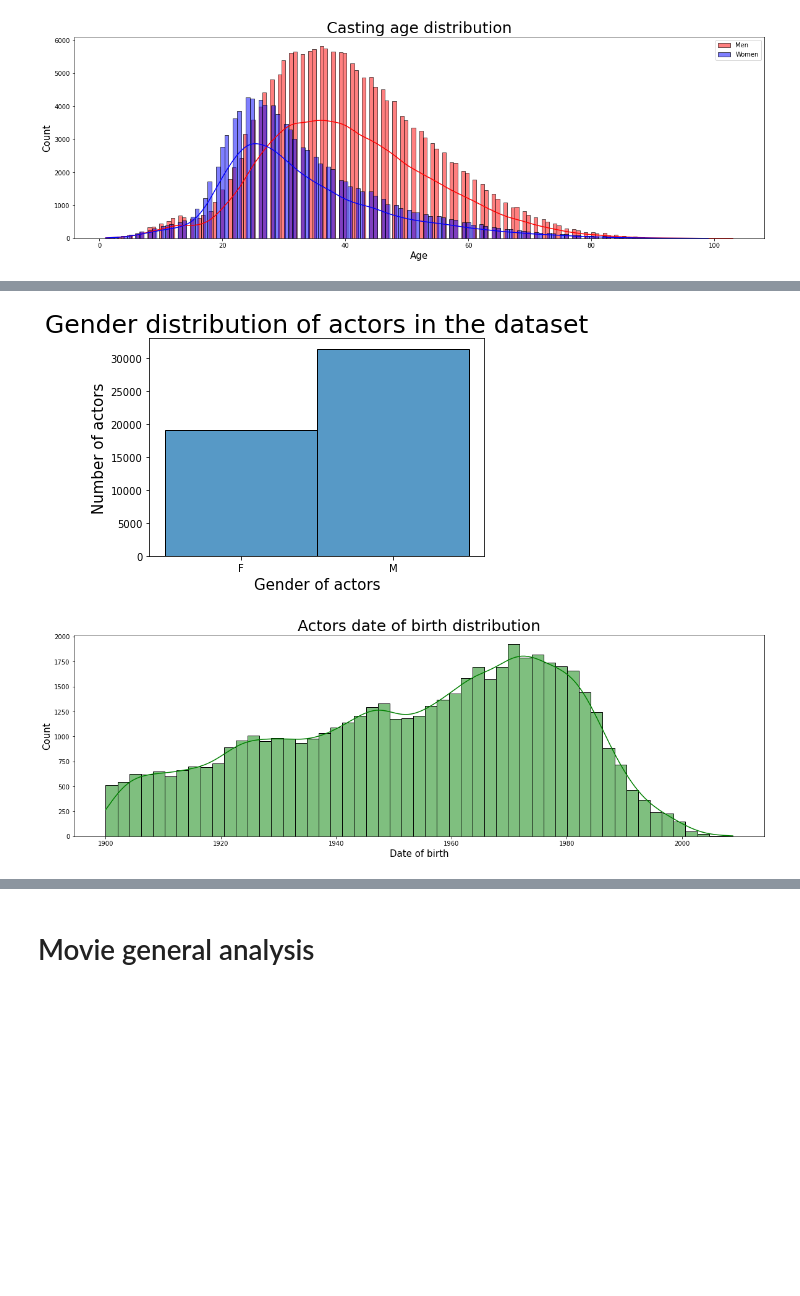
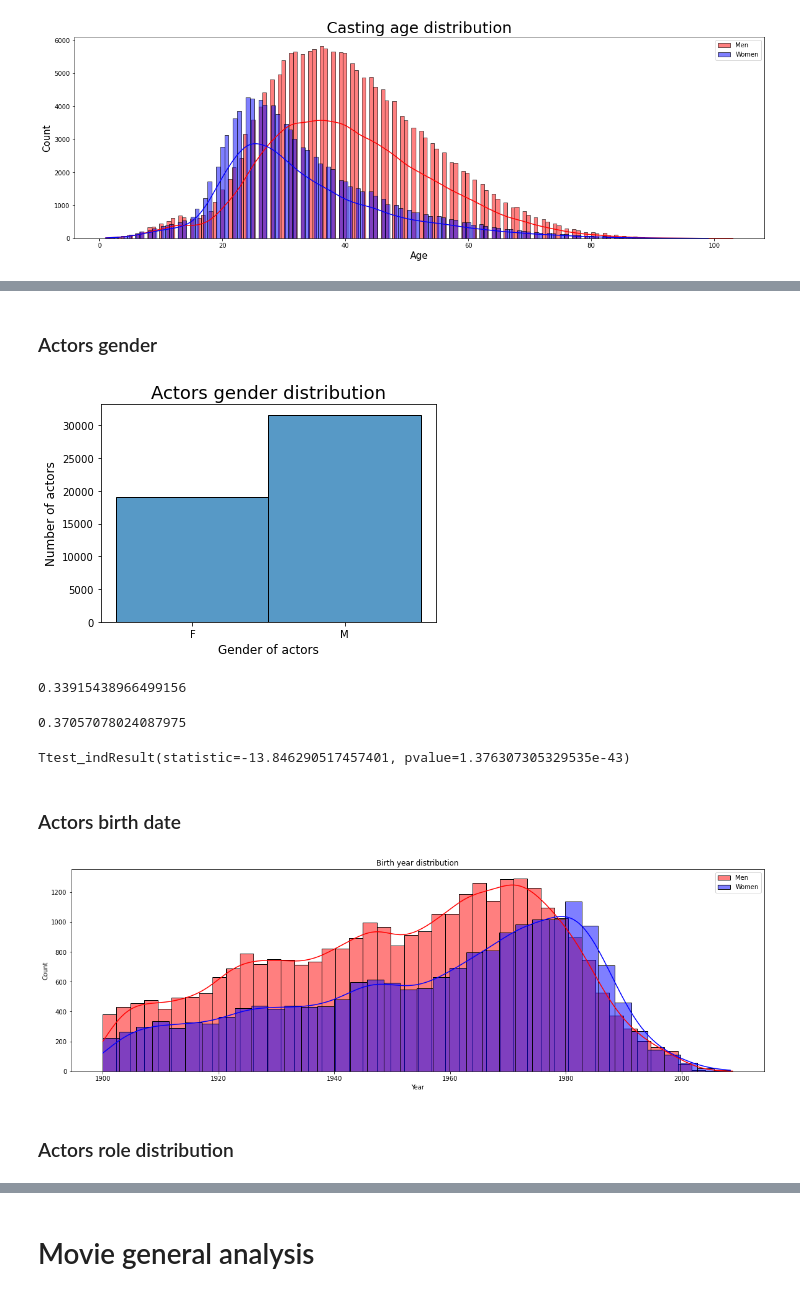
Before and after one commit to epfl-ada/ada-2022-project-dadalife, a Jupyter notebook: ADA_CMU.ipynb, the cells around one changed output, grey strips where cells are left out. Saved outputs shown, nothing was run; the diff lists cells and outputs as text; code cells hidden in the pictures; blank space fills up the shorter version.

```diff
--- a/ADA_CMU.ipynb
+++ b/ADA_CMU.ipynb
@@ -17,16 +24,15 @@ from datetime import datetime
 ### Characters data
 # %%
 a_cols = ['wikipedia_m_ID', 'freebase_m_ID', 'm_release_date','character_name', 'actor_dob', 'actor_gender', 'actor_height', 'actor_ethnicity', 'actor_name', 'actor_age', 'freebase_character_map', 'freebase_character_id', 'freebase_actor_id']
-df_actors=pd.read_csv('character.metadata.tsv', sep='\t', names=a_cols, parse_dates=['m_release_date'])
-df_actors['m_release_date']=pd.to_datetime(df_actors['m_release_date'], errors = 'coerce')##min value of date '1010-12-02' qui plus petit que la plus petite date de to_datetime
+df_actors=pd.read_csv('character.metadata.tsv', sep='\t', names=a_cols)
 
 #Change problematic dates
+df_actors['m_release_date']=pd.to_datetime(df_actors['m_release_date'], errors = 'coerce')##min value of date '1010-12-02' qui plus petit que la plus petite date de to_datetime
 df_actors['actor_dob'] = df_actors['actor_dob'].apply(lambda x: str(x) if len(str(x)) <=10 else str(x)[:10])
 df_actors['actor_dob'] = pd.to_datetime(df_actors['actor_dob'], errors = 'coerce')
 df_actors.dropna(subset='actor_name', inplace=True)
 df_actors.drop_duplicates(keep='first', inplace=True)
 df_actors.drop_duplicates(subset=["wikipedia_m_ID", "character_name", "actor_name", "m_release_date"], keep=False, inplace=True)
-
 df_actors.head()
 # %% [output]
 |  | wikipedia_m_ID | freebase_m_ID | m_release_date | character_name | actor_dob | actor_gender | actor_height | ... |
@@ -95,18 +108,38 @@ plt.show()
+# %% [markdown]
+### Actors gender
 # %%
-unique_actors = df_actors.copy().drop_duplicates('actor_name', keep='first')
+unique_actors = df_actors.copy().drop_duplicates(subset=['actor_name', 'actor_dob'], keep='first')
 sns.histplot(unique_actors.actor_gender)
-plt.title('Gender distribution of actors in the dataset', fontsize=25)
-plt.ylabel('Number of actors', fontsize=15)
-plt.xlabel('Gender of actors', fontsize=15)
+plt.title('Actors gender distribution', fontsize=18)
+plt.ylabel('Number of actors', fontsize=12)
+plt.xlabel('Gender of actors', fontsize=12)
 plt.show()
 # %% [output]
-[figure, old version]
+[figure, new version]
+# %%
+df_actors.actor_gender.apply(lambda x: 1 if x=='F' else 0).mean()
+# %% [output]
+0.33915438966499156
+# %%
+unique_actors.actor_gender.apply(lambda x: 1 if x=='F' else 0).mean()
+# %% [output]
+0.37057078024087975
+# %%
+stats.ttest_ind(df_actors.actor_gender.apply(lambda x: 1 if x=='F' else 0), unique_actors.actor_gender.apply(lambda x: 1 if x=='F' else 0))
+# %% [output]
+Ttest_indResult(statistic=-13.846290517457401, pvalue=1.376307305329535e-43)
+# %% [markdown]
+### Actors birth date
 # %%
 plt.figure(figsize=(20,6))
-sns.histplot(df_actors[['actor_dob', 'actor_name']].drop_duplicates().actor_dob, color="green", kde=True)
-plt.title("Actors date of birth distribution", fontsize=25)
-plt.xlabel("Date of birth", fontsize=15)
-plt.ylabel("Count", fontsize=15)
+sns.histplot(unique_actors[unique_actors.actor_gender == 'M'].actor_dob, color="red", kde=True, label="Men")
+sns.histplot(unique_actors[unique_actors.actor_gender == 'F'].actor_dob, color="blue", kde=True, label="Women")
+plt.title("Birth year distribution")
+plt.xlabel("Year")
+plt.ylabel("Count")
+plt.legend()
 plt.show()
 # %% [output]
-[figure, old version]
+[figure, new version]
+# %% [markdown]
+### Actors role distribution
```
Also changed, not shown: parts of 55 cells of this notebook.
